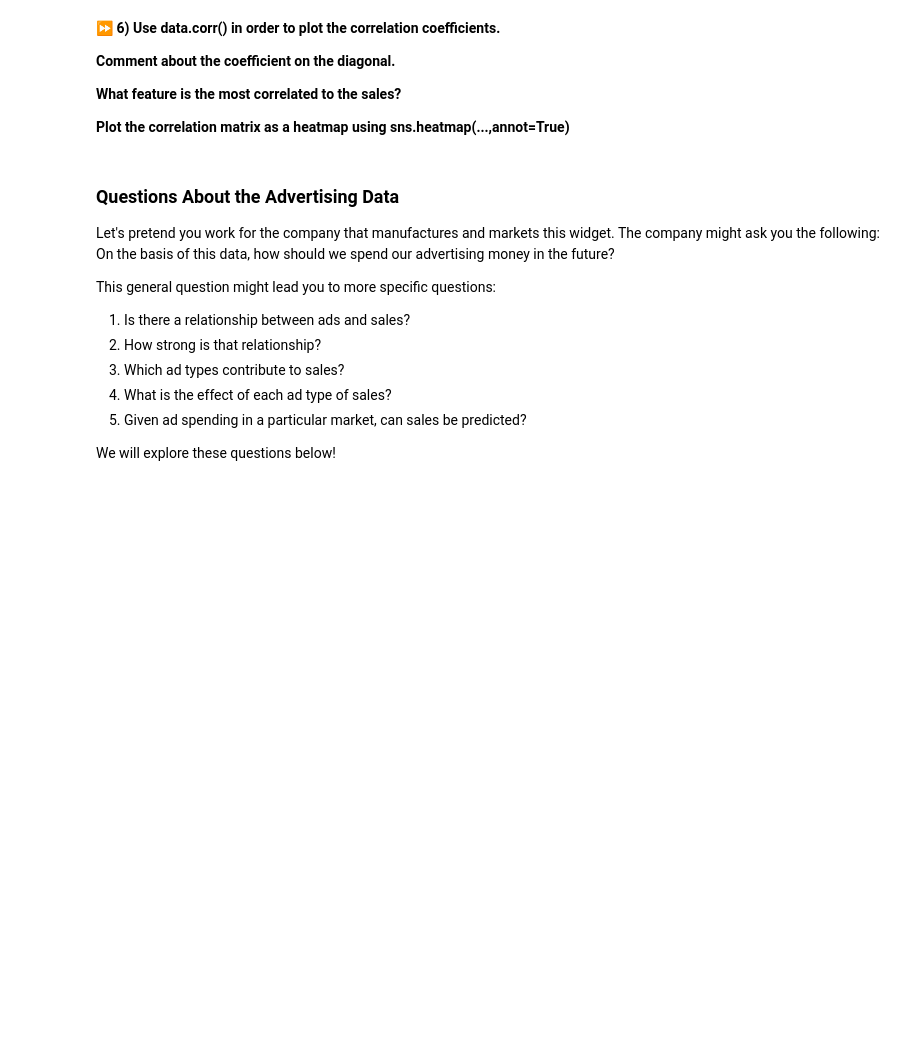
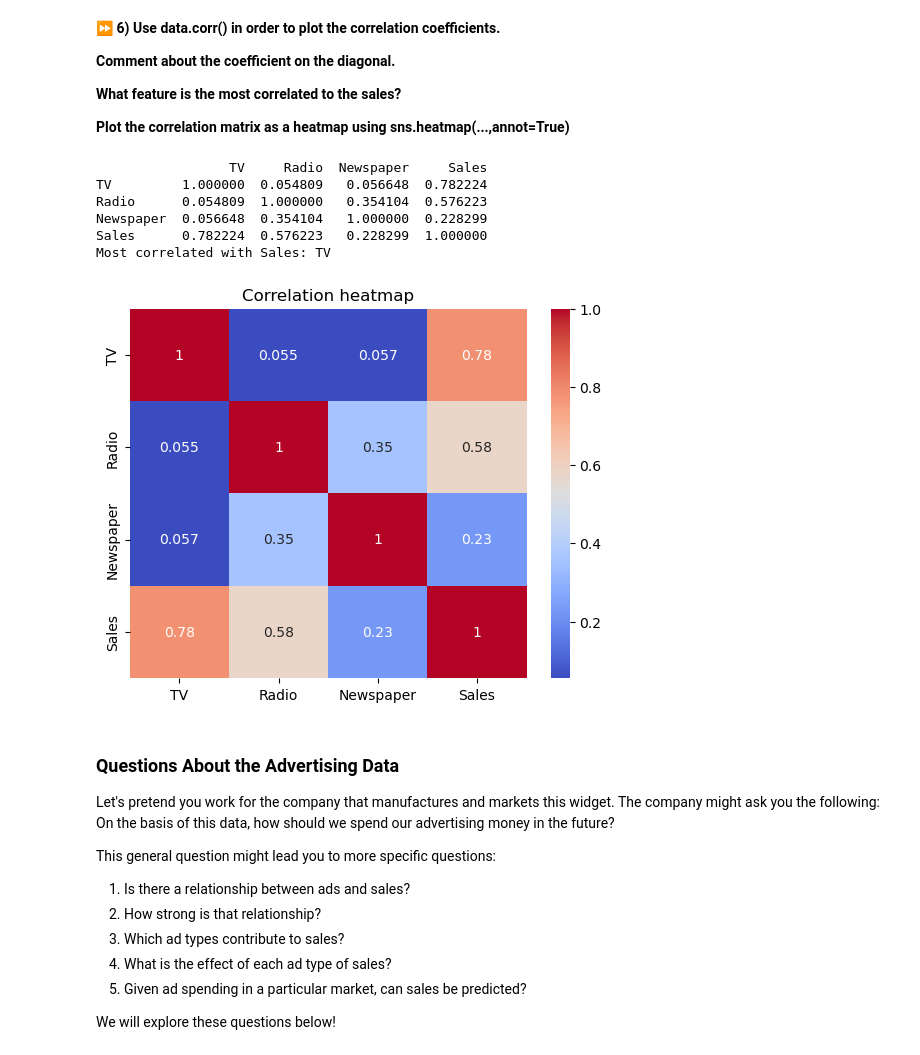
Before and after one commit to folakangil78/machine-learning, a Jupyter notebook: fundamentals/su26_linear_regression.ipynb, the cells around one changed output. Saved outputs shown, nothing was run; the diff lists cells and outputs as text; code cells hidden in the pictures; blank space fills up the shorter version.

```diff
--- a/fundamentals/su26_linear_regression.ipynb
+++ b/fundamentals/su26_linear_regression.ipynb
@@ -87,6 +139,29 @@ data.describe()
 **What feature is the most correlated to the sales?**
 
 **Plot the correlation matrix as a heatmap using sns.heatmap(...,annot=True)**
+# %%
+# correlation matrix between every pair of columns
+corr = data.corr()
+print(corr)
+
+# the diagonal is always 1 — that's the correlation of each variable with itself, which is by
+# definition perfect. It carries no information about the data; it's just a property of corr().
+
+# whichever feature has the largest absolute correlation with Sales is the most predictive on its own
+print('Most correlated with Sales:', corr['Sales'].drop('Sales').abs().idxmax())
+
+# heatmap with the numeric values annotated in each cell for readability
+sns.heatmap(corr, annot=True, cmap='coolwarm')
+plt.title('Correlation heatmap')
+plt.show()
+# %% [output]
+                 TV     Radio  Newspaper     Sales
+TV         1.000000  0.054809   0.056648  0.782224
+Radio      0.054809  1.000000   0.354104  0.576223
+Newspaper  0.056648  0.354104   1.000000  0.228299
+Sales      0.782224  0.576223   0.228299  1.000000
+Most correlated with Sales: TV
+[figure, added]
 # %% [markdown]
 ### Questions About the Advertising Data
 
```
Also changed, not shown: parts of 18 cells of this notebook.
